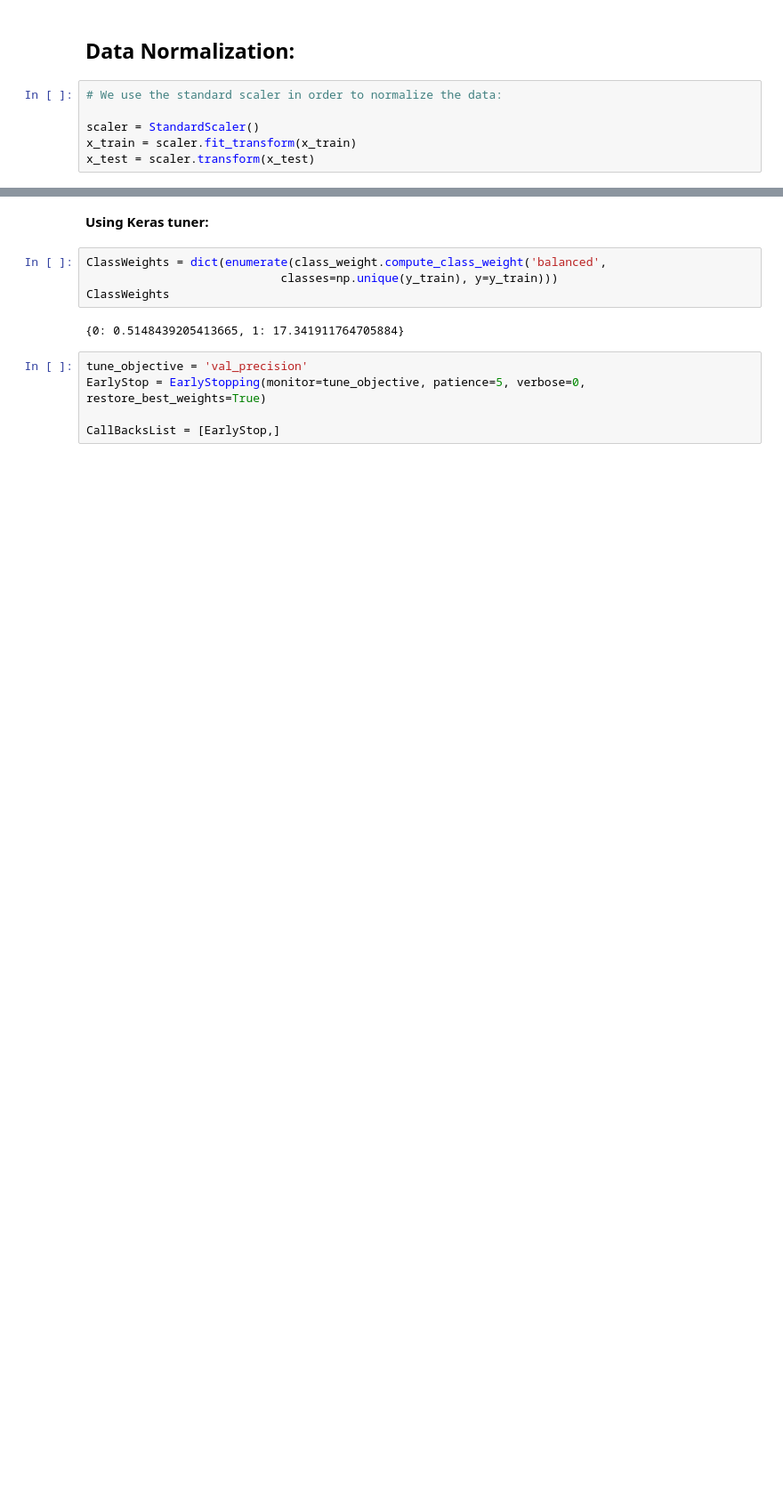
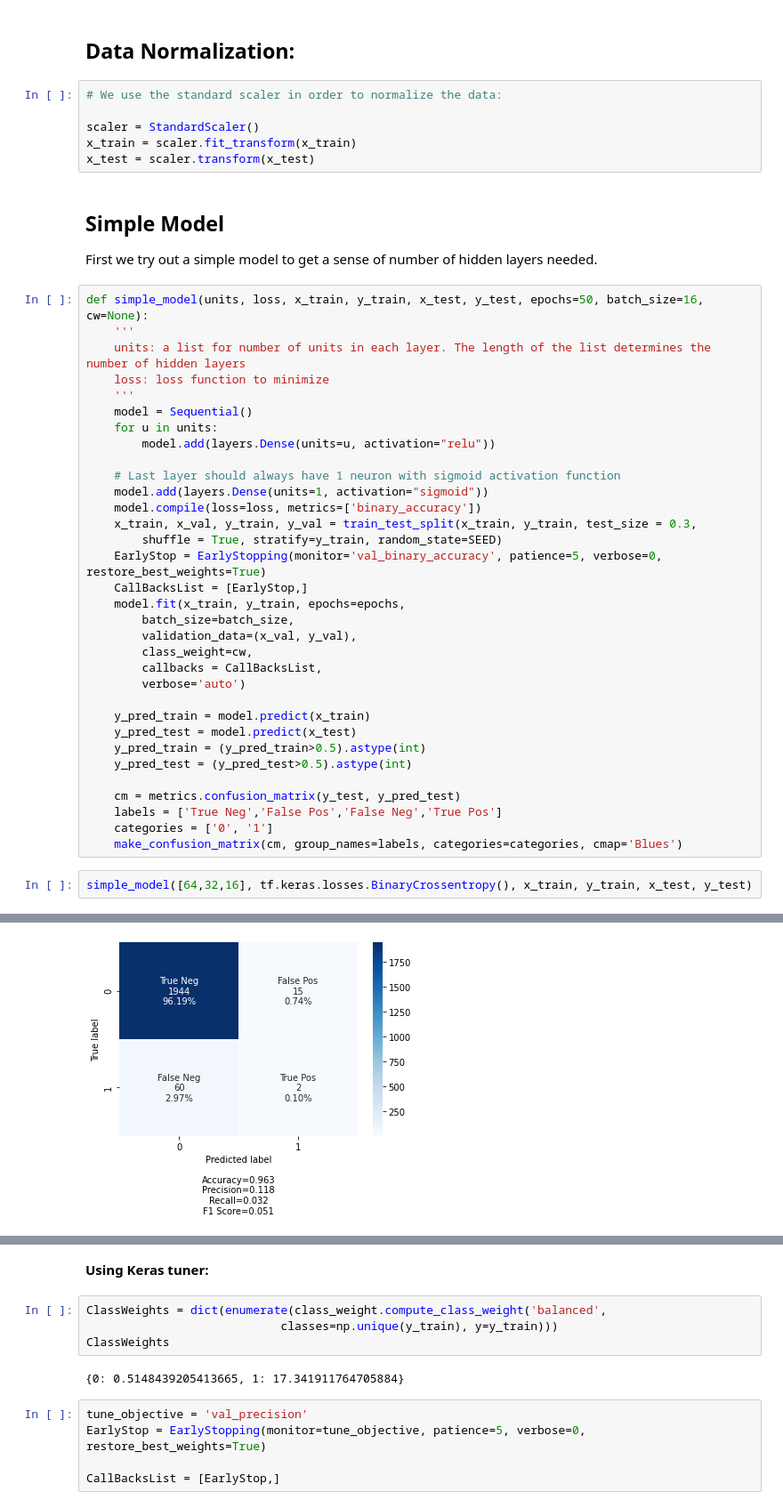
Before and after one commit to chungthuang/DeepLearning, a Jupyter notebook: Tuning.ipynb, the cells around one changed output, grey strips where cells are left out. Shown at 89% size. Cells and saved outputs as stored; diff of their text form; blank space fills up the shorter version.

Commit message:
Add simple model

```diff
--- a/Tuning.ipynb
+++ b/Tuning.ipynb
@@ -508,3 +508,42 @@ sns.pairplot(pd.concat([x_train, y_train], axis=1), hue="Bankrupt?")
 scaler = StandardScaler()
 x_train = scaler.fit_transform(x_train)
 x_test = scaler.transform(x_test)
+# %% [markdown]
+## Simple Model
+First we try out a simple model to get a sense of number of hidden layers needed.
+# %%
+def simple_model(units, loss, x_train, y_train, x_test, y_test, epochs=50, batch_size=16, cw=None):
+    '''
+    units: a list for number of units in each layer. The length of the list determines the number of hidden layers
+    loss: loss function to minimize
+    '''
+    model = Sequential()
+    for u in units:
+        model.add(layers.Dense(units=u, activation="relu"))
+
+    # Last layer should always have 1 neuron with sigmoid activation function
+    model.add(layers.Dense(units=1, activation="sigmoid"))
+    model.compile(loss=loss, metrics=['binary_accuracy'])
+    x_train, x_val, y_train, y_val = train_test_split(x_train, y_train, test_size = 0.3,
+        shuffle = True, stratify=y_train, random_state=SEED)
+    EarlyStop = EarlyStopping(monitor='val_binary_accuracy', patience=5, verbose=0, restore_best_weights=True)
+    CallBacksList = [EarlyStop,]
+    model.fit(x_train, y_train, epochs=epochs,
+        batch_size=batch_size,
+        validation_data=(x_val, y_val),
+        class_weight=cw,
+        callbacks = CallBacksList,
+        verbose='auto')
+
+    y_pred_train = model.predict(x_train)
+    y_pred_test = model.predict(x_test)
+    y_pred_train = (y_pred_train>0.5).astype(int)
+    y_pred_test = (y_pred_test>0.5).astype(int)
+
+    cm = metrics.confusion_matrix(y_test, y_pred_test)
+    labels = ['True Neg','False Pos','False Neg','True Pos']
+    categories = ['0', '1']
+    make_confusion_matrix(cm, group_names=labels, categories=categories, cmap='Blues')
+# %%
+simple_model([64,32,16], tf.keras.losses.BinaryCrossentropy(), x_train, y_train, x_test, y_test)
+# %% [output]
@@ -510,0 +562 @@ x_test = scaler.transform(x_test)
+[figure, added]
```
Also changed, not shown: parts of 8 cells of this notebook.
